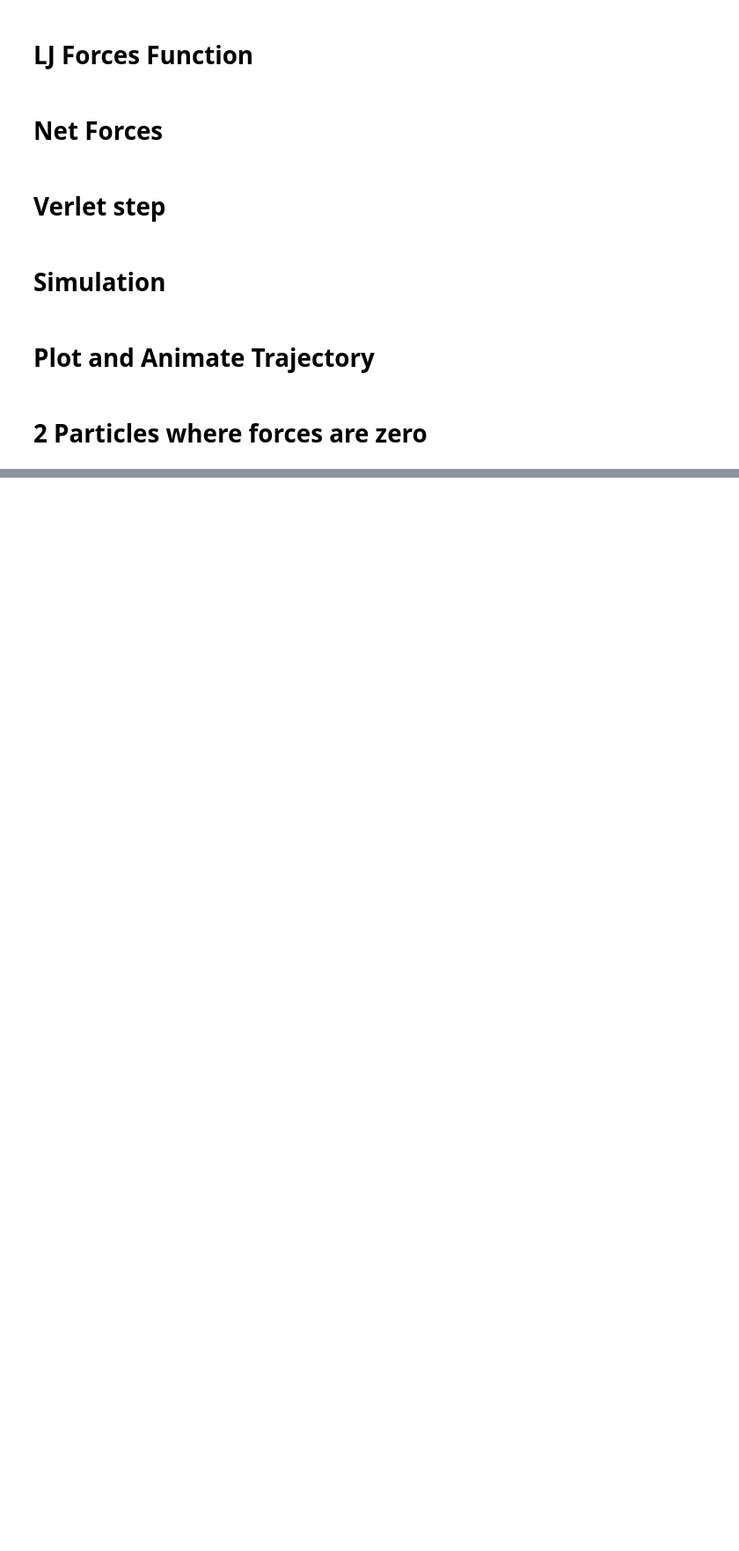
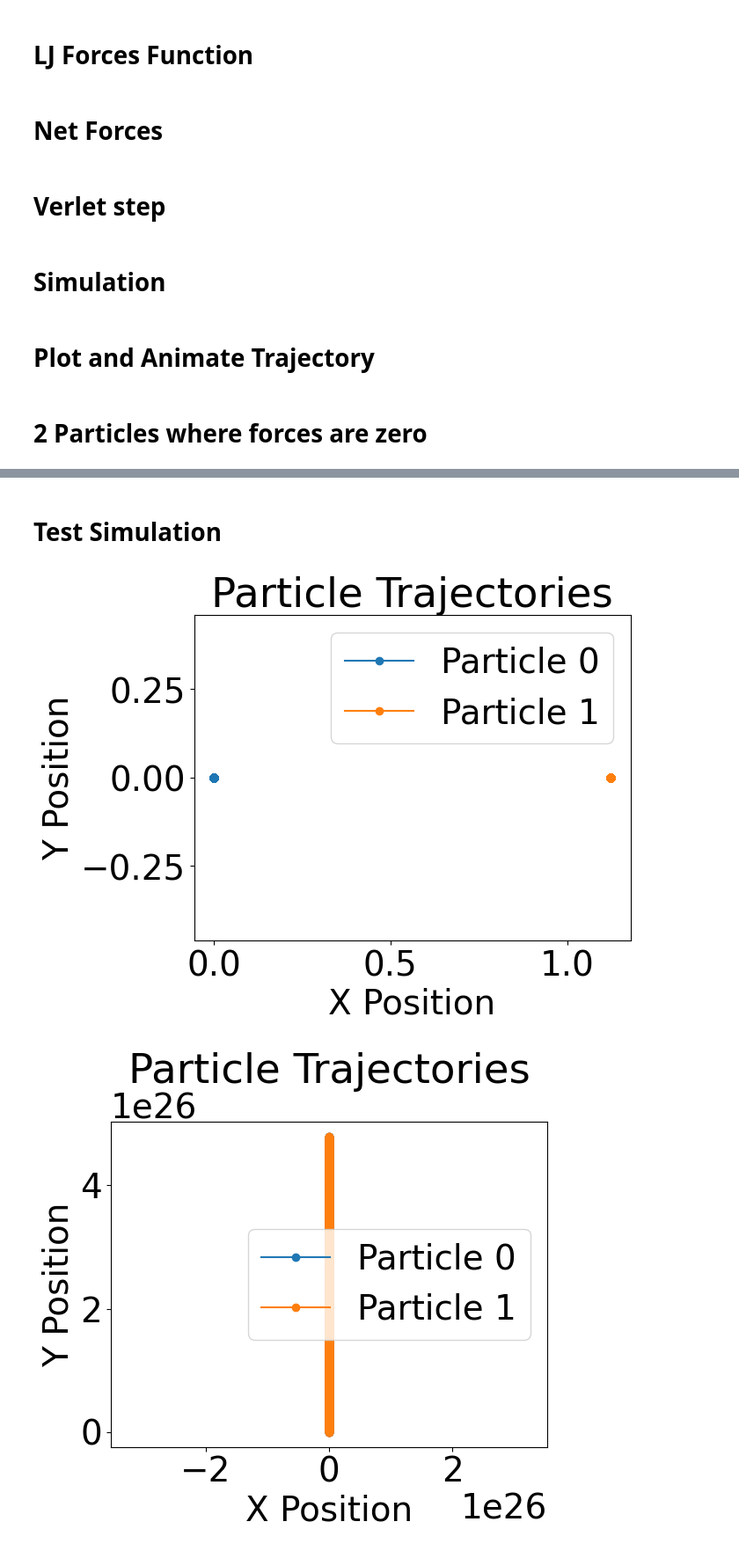
Before and after one commit to MoSpoonRhakib/EID444HW2, a Jupyter notebook: EID444HW2 - Mohammed Rhakib.ipynb, the cells around one changed output, grey strips where cells are left out. Shown at 88% size. Cells and saved outputs as stored; diff of their text form; code cells hidden in the pictures; blank space fills up the shorter version.

```diff
--- a/EID444HW2 - Mohammed Rhakib.ipynb
+++ b/EID444HW2 - Mohammed Rhakib.ipynb
@@ -54,8 +54,7 @@ def lj_forces(dR, sigma, epsilon):
 # Net Forces
 # %%
 def net_forces(FRR):
-
-    FR = np.sum(FRR, axis=1)
+    FR = np.nansum(FRR, axis=1)
     return FR
 # %% [markdown]
 # Verlet step
@@ -71,22 +70,3 @@ def verlet_step(r_current, r_prev, t, m , FR):
     return r_next
 # %% [markdown]
 # Simulation
-# %%
-def simulation(R_0, v_0, m, t, t_max, sigma, epsilon):
-
-    n_steps = int(t_max / t)
-    trajectory = np.empty((n_steps,2))
-
-    r_prev = R_0
-    r_current = r_prev + (v_0 * t)
-
-    trajectory[0] = r_prev
-    trajectory[1] = r_current
-
-    for step in range(2, n_steps):
-
-        r_next = verlet_step(trajectory[step - 1], trajectory[step - 2], t, m, FR)
-        trajectory[step] = r_next
-        r_previous = trajectory[step - 1]
-
-    return trajectory
@@ -149,0 +196,18 @@ ValueError: The truth value of an array with more than one element is ambiguous.
+# %% [markdown]
+# Test Simulation
+# %%
+r_min = (2**(1/6)) * sigma
+
+
+R1 = np.array([[0, 0], [r_min,0]])
+v0 = np.array([[0,0],[0,0]])
+traj1 = simulation(R1, v0, 1, .01, 10, 1, 1)
+plot_traj(traj1)
+
+R2 = np.array([[0,0], [r_min, 0]])
+v1 = np.array([[0,0.5],[0,-0.5]])
+traj2= simulation(R2, v1, 1, .01, 10, 1, 1)
+plot_traj(traj2)
+# %% [output]
+[figure, added]
+[figure, added]
```
Also changed, not shown: parts of 6 cells of this notebook.
